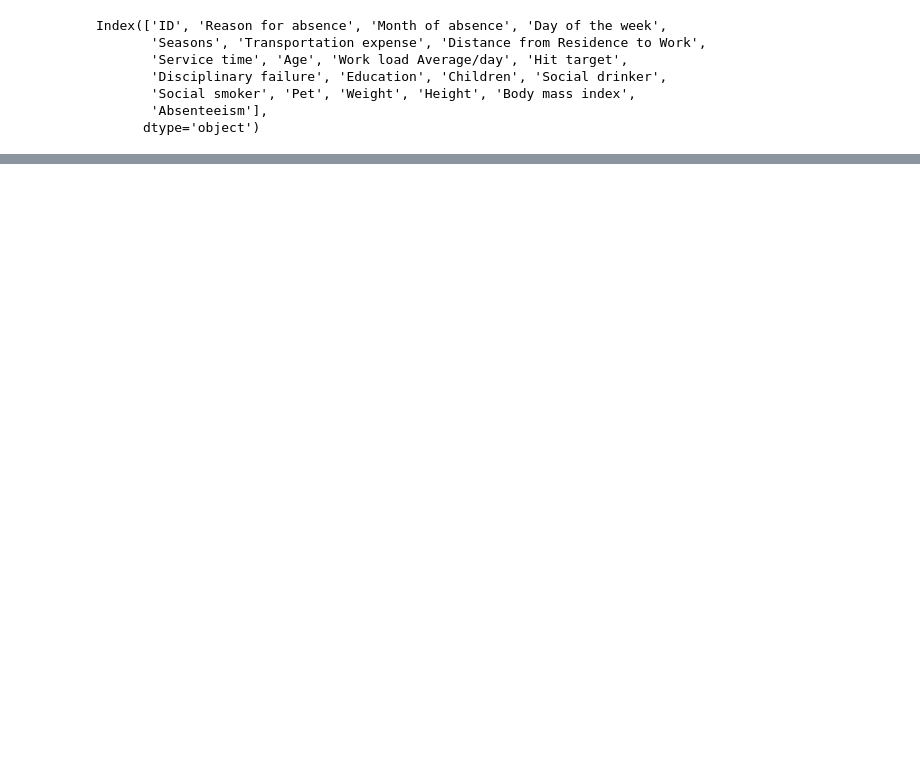
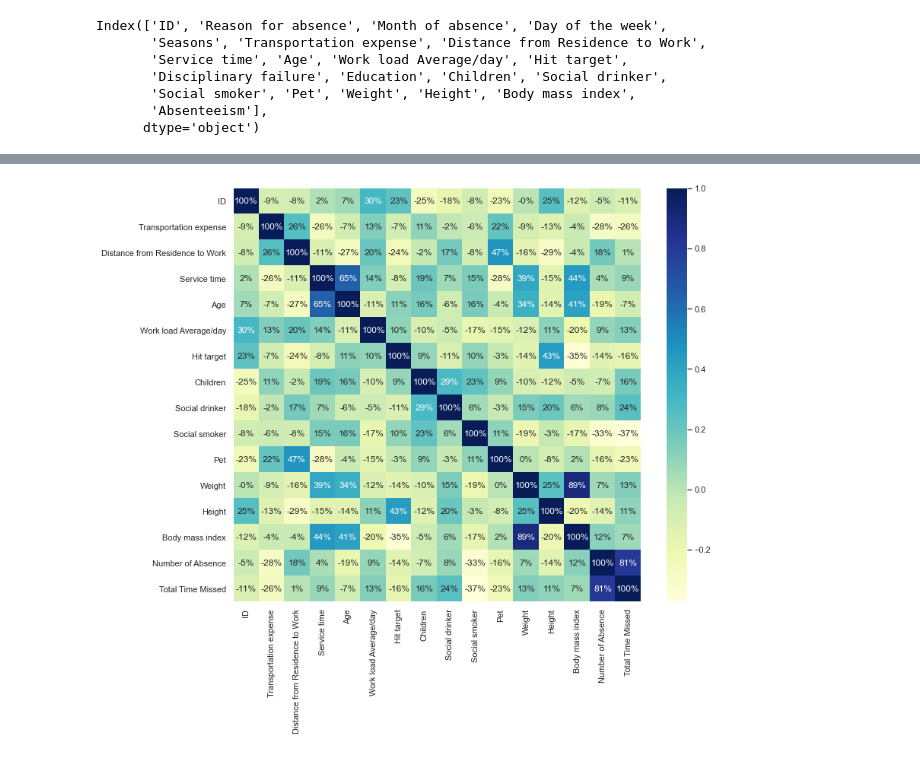
Before and after one commit to PerrierRemi/absenteeism_at_work, a Jupyter notebook: exploring.ipynb, the cells around one changed output, grey strips where cells are left out. Saved outputs shown, nothing was run; the diff lists cells and outputs as text; code cells hidden in the pictures; blank space fills up the shorter version.

```diff
--- a/exploring.ipynb
+++ b/exploring.ipynb
@@ -4 +1,12 @@ import pandas as pd
+# %%
+# Data manipulation
+import pickle
+import pandas as pd
+
+# Data visualization
+import matplotlib.pyplot as plt
+import seaborn as sns
+
+%matplotlib inline
+sns.set_theme(style="white")
 # %%
@@ -42,0 +51,9 @@ for _id, df in data[['ID', 'Transportation expense', 'Distance from Residence to
+# %%
+# 1 row by employee | number of absence + total missed time
+employee_df = data.groupby('ID').mean()
+employee_df = employee_df.drop(['Absenteeism', 'Disciplinary failure'], axis=1)
+absence_number = data.groupby('ID').count()['Absenteeism']
+asbence_hour = data.groupby('ID').sum()['Absenteeism']
+employee_df['Number of Absence'] = absence_number
+employee_df['Total Time Missed'] = asbence_hour
+employee_df = employee_df.dropna().reset_index(drop=False)
@@ -42,0 +80,7 @@ for _id, df in data[['ID', 'Transportation expense', 'Distance from Residence to
+# %%
+# Corr
+plt.figure(figsize=(12, 10))
+sns.heatmap(employee_df.corr(), annot=True, cmap="YlGnBu", fmt='.0%')
+plt.show()
+# %% [output]
+[figure, added]
```
Also changed, not shown: parts of 8 cells of this notebook, 6 other files.
